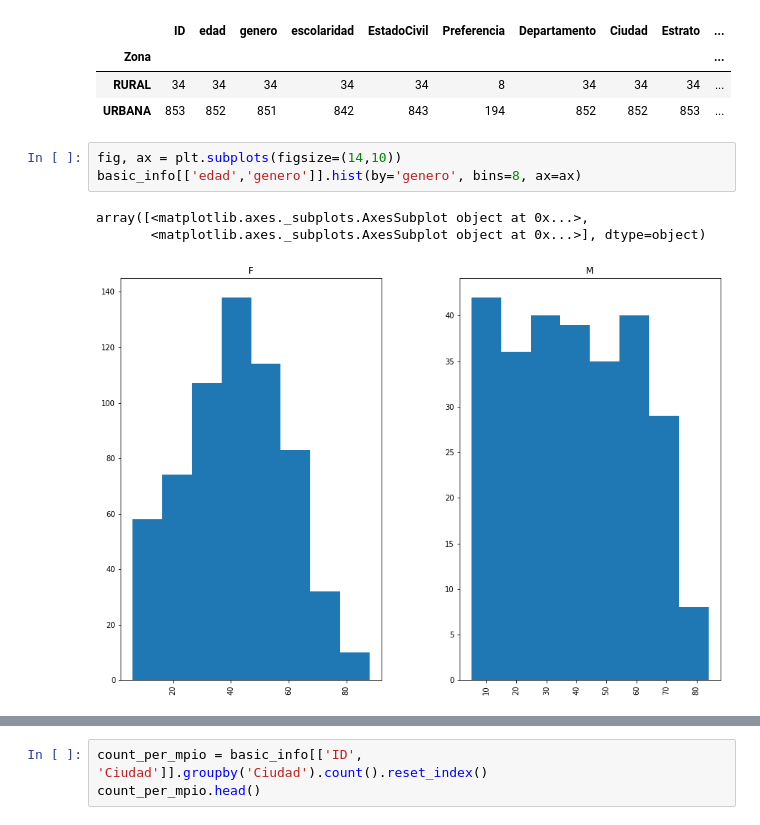
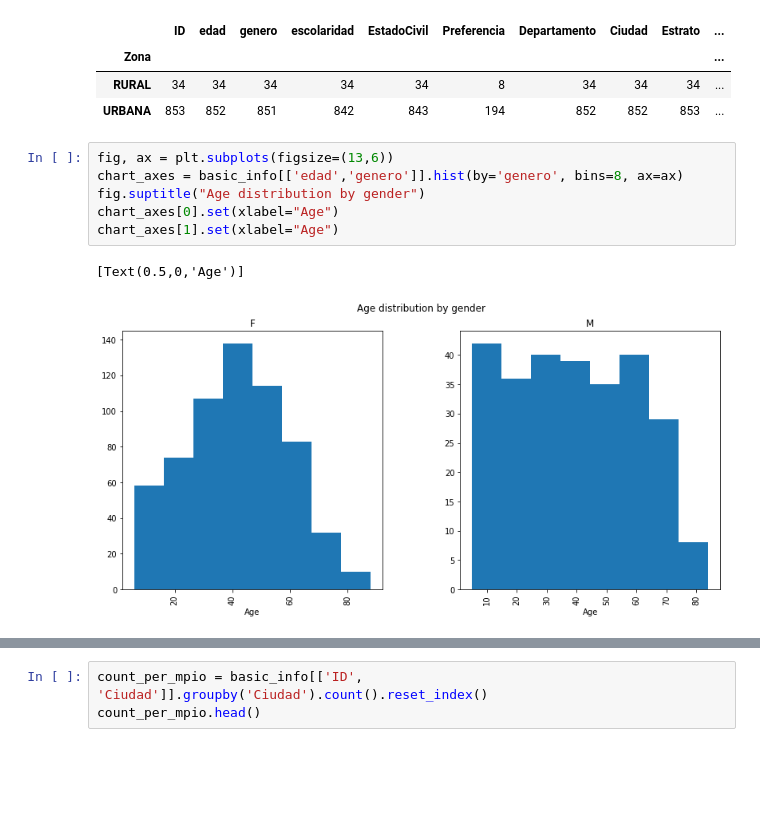
Before and after one commit to DS4A-T22/exploratory_data_analysis, a Jupyter notebook: EDA-01.ipynb, the cells around one changed output, grey strips where cells are left out. Cells and saved outputs as stored; diff of their text form; blank space fills up the shorter version.

```diff
--- a/EDA-01.ipynb
+++ b/EDA-01.ipynb
@@ -102,10 +102,12 @@ basic_info.groupby('Zona').count()
 | RURAL | 34 | 34 | 34 | 34 | 34 | 8 | 34 | 34 | 34 | ... |
 | URBANA | 853 | 852 | 851 | 842 | 843 | 194 | 852 | 852 | 853 | ... |
 # %%
-fig, ax = plt.subplots(figsize=(14,10))
-basic_info[['edad','genero']].hist(by='genero', bins=8, ax=ax)
+fig, ax = plt.subplots(figsize=(13,6))
+chart_axes = basic_info[['edad','genero']].hist(by='genero', bins=8, ax=ax)
+fig.suptitle("Age distribution by gender")
+chart_axes[0].set(xlabel="Age")
+chart_axes[1].set(xlabel="Age")
 # %% [output]
-array([<matplotlib.axes._subplots.AxesSubplot object at 0x...>,
-       <matplotlib.axes._subplots.AxesSubplot object at 0x...>], dtype=object)
+[Text(0.5,0,'Age')]
-[figure, old version]
+[figure, new version]
 # %%
```
Also changed, not shown: parts of 17 cells of this notebook, 1 other file.
